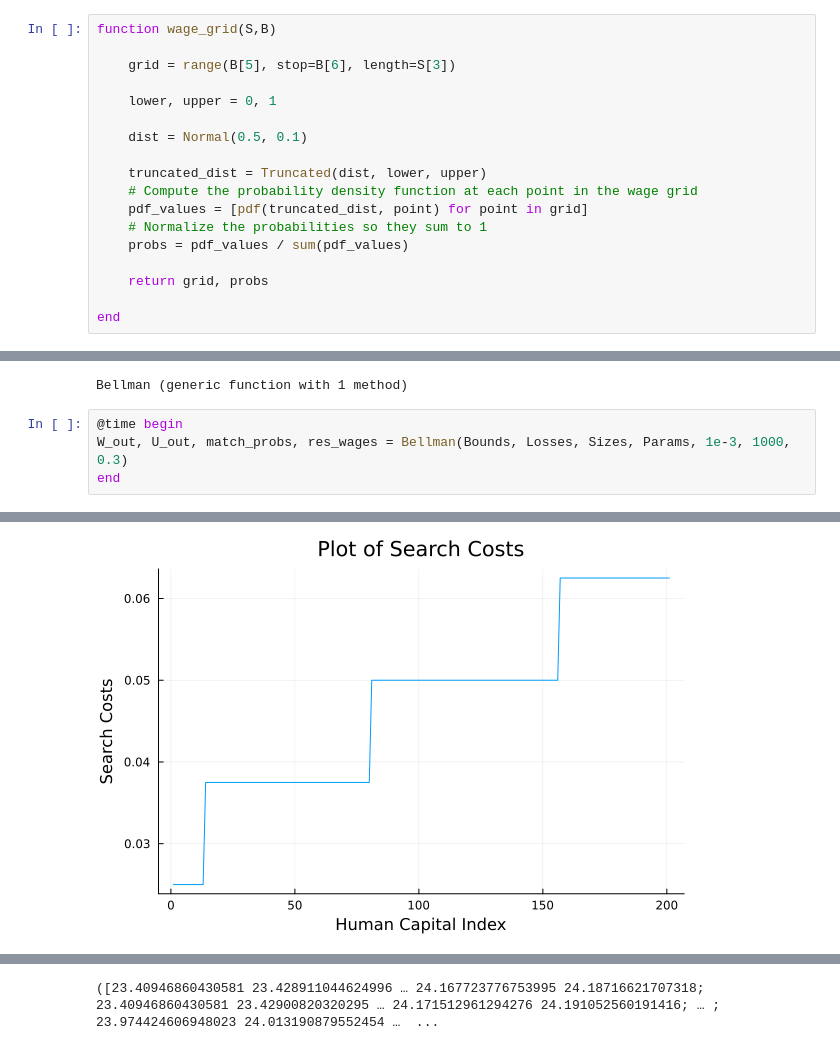
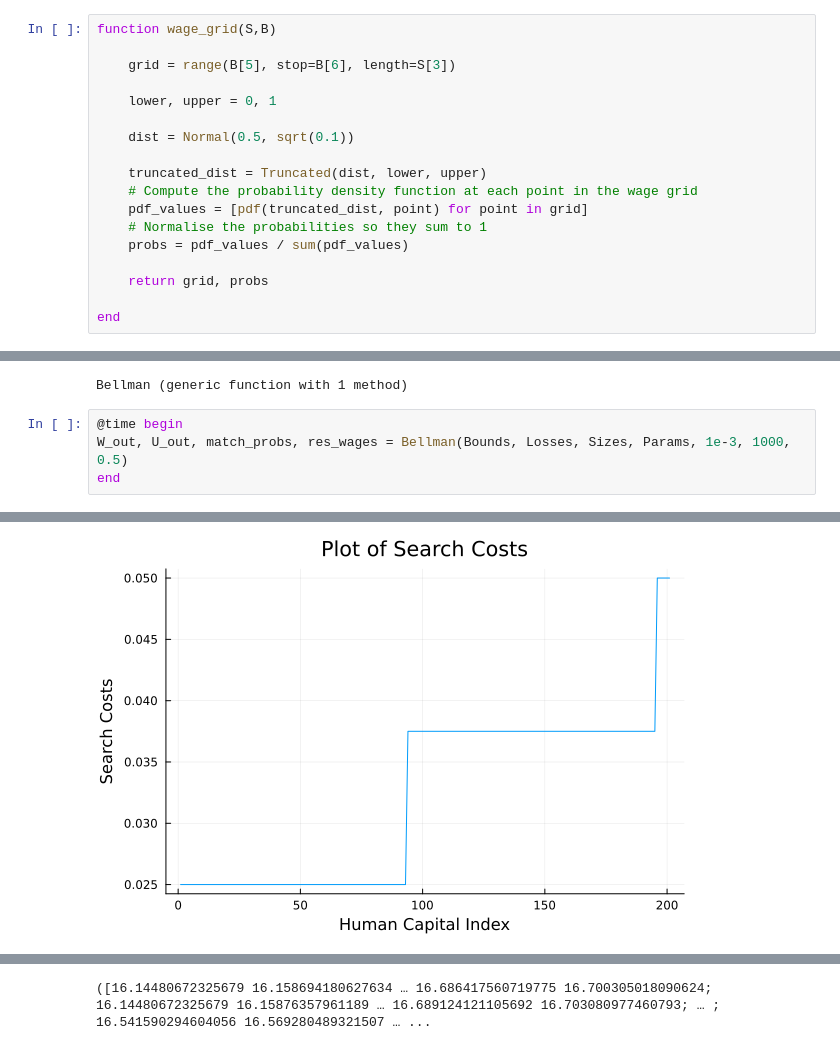
Before and after one commit to sgcbayli024/macro_labour, a Jupyter notebook: hw1_ls.ipynb, the cells around one changed output, grey strips where cells are left out. Drawn from its saved outputs; the diff is of its cells as text.

```diff
--- a/hw1_ls.ipynb
+++ b/hw1_ls.ipynb
@@ -33,12 +33,12 @@ function wage_grid(S,B)
 
     lower, upper = 0, 1
 
-    dist = Normal(0.5, 0.1)
+    dist = Normal(0.5, sqrt(0.1))
 
     truncated_dist = Truncated(dist, lower, upper)
     # Compute the probability density function at each point in the wage grid
     pdf_values = [pdf(truncated_dist, point) for point in grid]
-    # Normalize the probabilities so they sum to 1
+    # Normalise the probabilities so they sum to 1
     probs = pdf_values / sum(pdf_values)
 
     return grid, probs
@@ -280,6 +280,6 @@ end
 Bellman (generic function with 1 method)
 # %%
 @time begin
-W_out, U_out, match_probs, res_wages = Bellman(Bounds, Losses, Sizes, Params, 1e-3, 1000, 0.3)
+W_out, U_out, match_probs, res_wages = Bellman(Bounds, Losses, Sizes, Params, 1e-3, 1000, 0.5)
 end
 # %% [output]
@@ -305 +305 @@ Iteration: 625 Error: 0.001068284785137763
-[figure, old version]
+[figure, new version]
@@ -307 +307 @@ Iteration: 625 Error: 0.001068284785137763
-([23.40946860430581 23.428911044624996 … 24.167723776753995 24.18716621707318; 23.40946860430581 23.42900820320295 … 24.171512961294276 24.191052560191416; … ; 23.974424606948023 24.013190879552454 …  ...
+([16.14480672325679 16.158694180627634 … 16.686417560719775 16.700305018090624; 16.14480672325679 16.15876357961189 … 16.689124121105692 16.703080977460793; … ; 16.541590294604056 16.569280489321507 … ...
```
Also changed, not shown: parts of 10 cells of this notebook.
